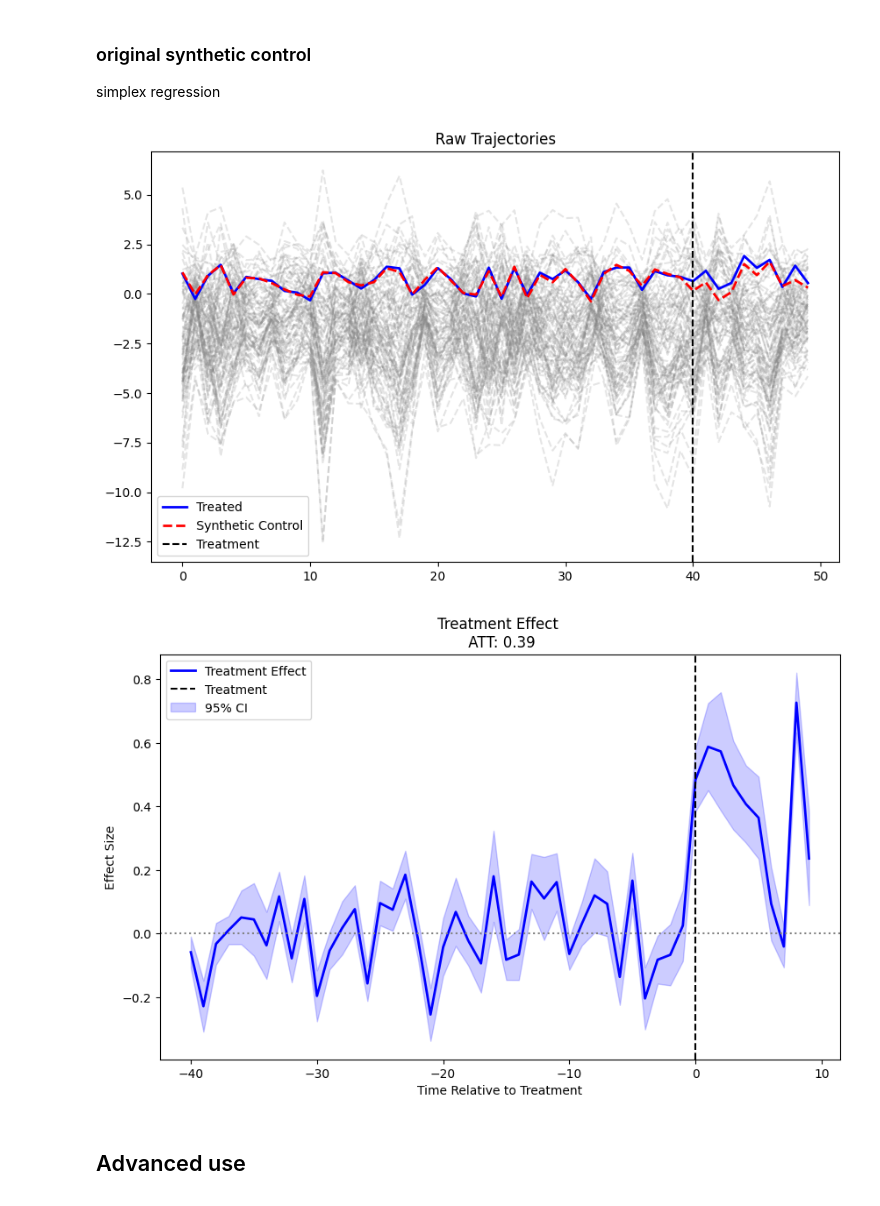
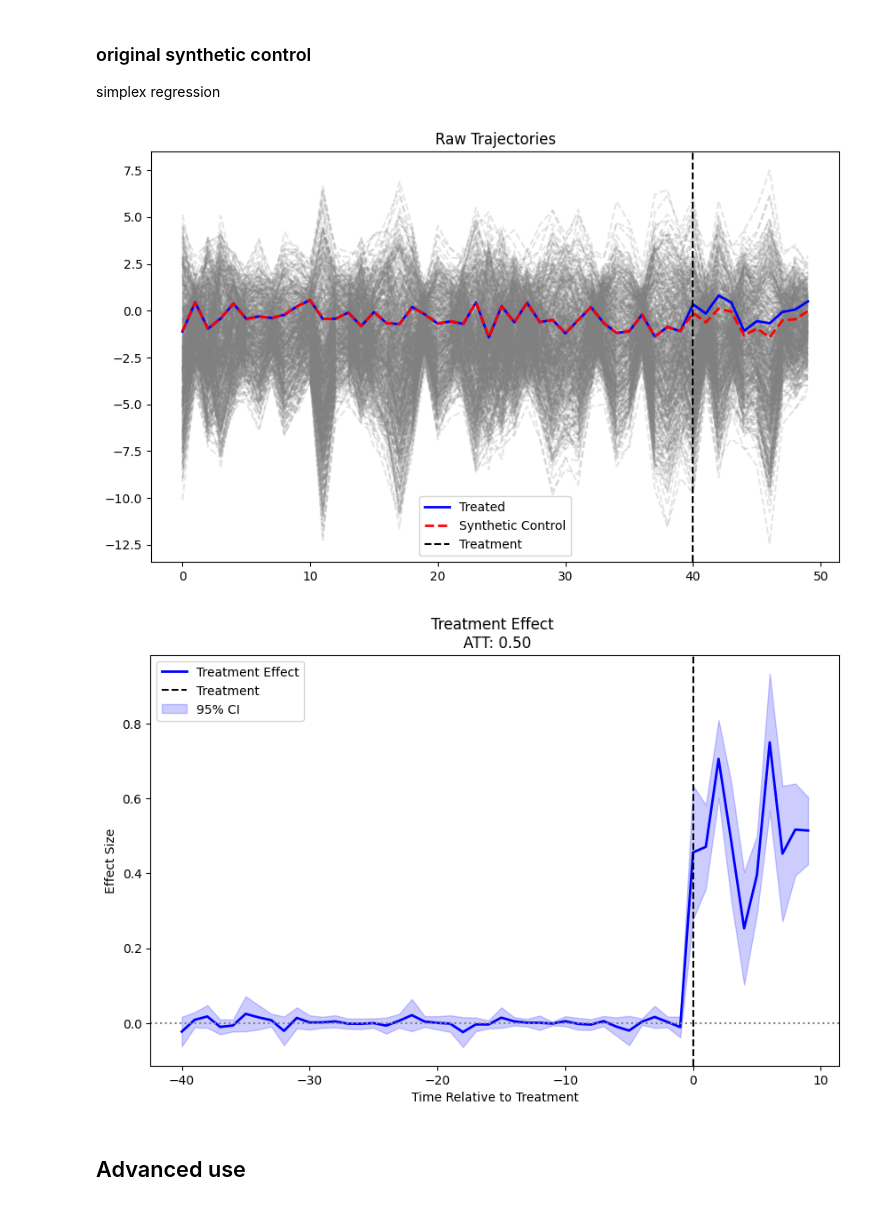
Before and after one commit to s3alfisc/synthlearners, a Jupyter notebook: notebooks/demo.ipynb, the cells around one changed output. Cells and saved outputs as stored; diff of their text form; code cells hidden in the pictures.

```diff
--- a/notebooks/demo.ipynb
+++ b/notebooks/demo.ipynb
@@ -12,7 +12,7 @@ from synthlearners.plotting import SynthPlotter
 ## Basic use with Panel Matrices
 # %%
 config = SimulationConfig(
-    N=100,
+    N=500,
     T=50,
     T_pre=40,
     n_treated=10,
@@ -40,17 +52,16 @@ plt.show()
 simplex regression
 # %%
 # Fit synthetic control
-synth = Synth(method="simplex", n_jobs=8)
+synth = Synth(method="simplex", n_jobs=-1)
 results = synth.fit(Y, treated_units, config.T_pre)
-# Plot raw data
+# Plot
 synth.plot(results, Y, treated_units, config.T_pre, mode="raw")
 plt.show()
-# Plot treatment effects with confidence intervals
 synth.plot(results, Y, treated_units, config.T_pre, mode="effect", show_ci=True)
 plt.show()
 # %% [output]
-[figure, old version]
+[figure, new version]
-[figure, old version]
+[figure, new version]
 # %% [markdown]
 ## Advanced use
 # %%
```
Also changed, not shown: parts of 2 cells of this notebook, 2 other files.
